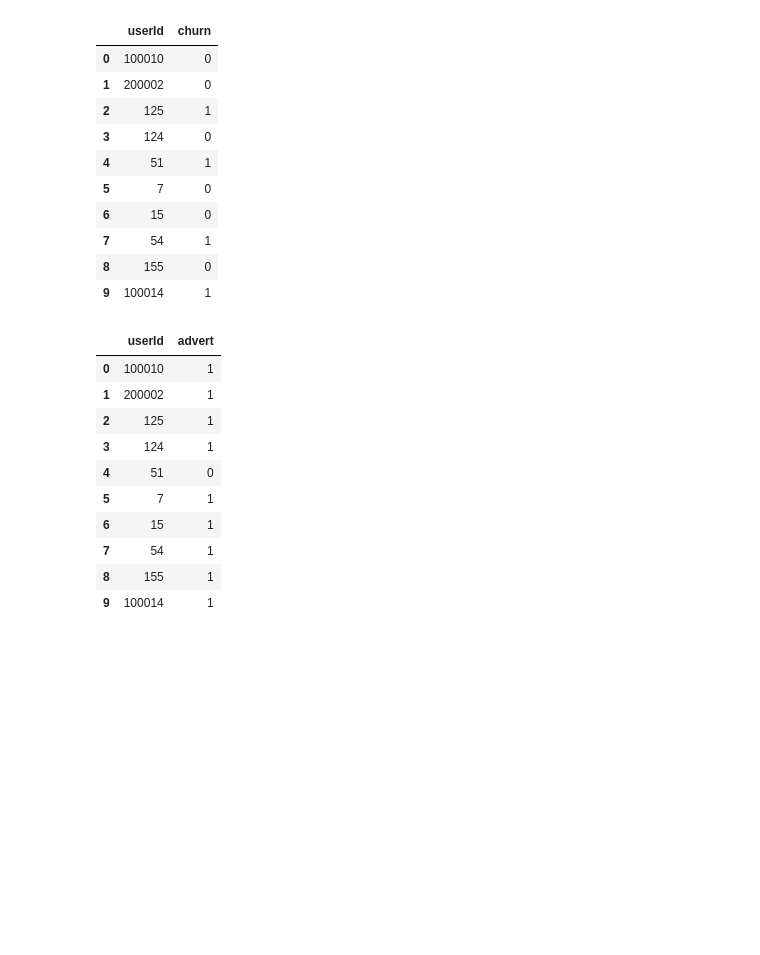
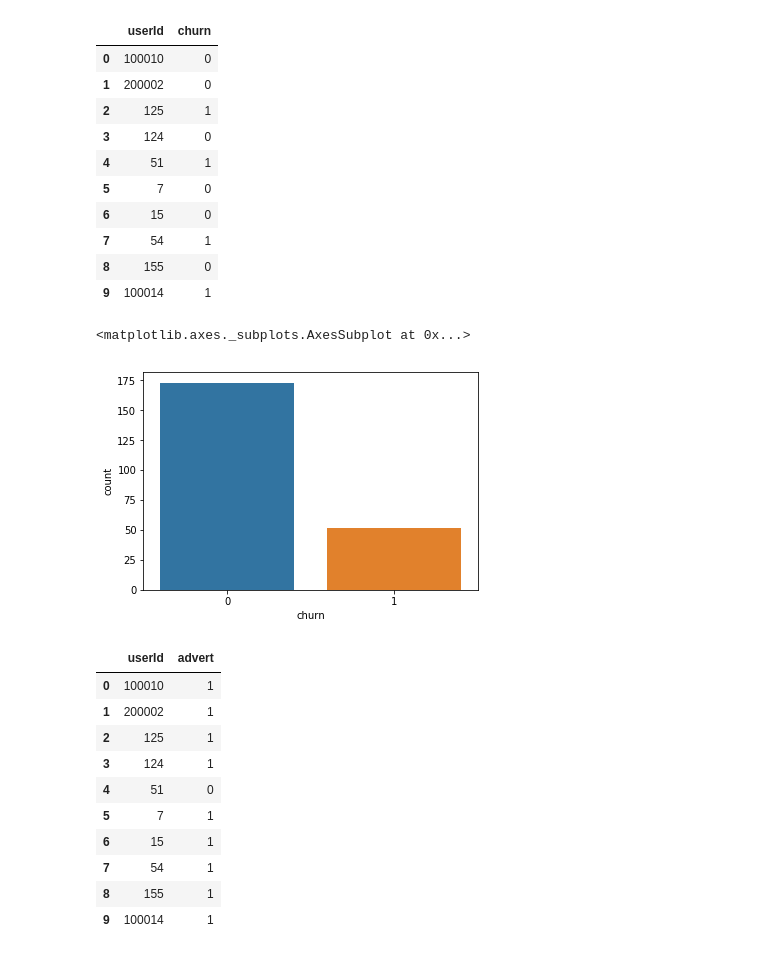
Before and after one commit to rodrigombsantana/datascience_projects, a Jupyter notebook: Udacity-Nanodegree-Spark-Project/Sparkify.ipynb, the cells around one changed output. Cells and saved outputs as stored; diff of their text form; code cells hidden in the pictures; blank space fills up the shorter version.

```diff
--- a/Udacity-Nanodegree-Spark-Project/Sparkify.ipynb
+++ b/Udacity-Nanodegree-Spark-Project/Sparkify.ipynb
@@ -238,6 +308,11 @@ df_feat_churn.head(10)
 | 7 | 54 | 1 |
 | 8 | 155 | 0 |
 | 9 | 100014 | 1 |
+# %%
+sns.countplot(x="churn", data=df_feat_churn)
+# %% [output]
+<matplotlib.axes._subplots.AxesSubplot at 0x...>
+[figure, added]
 # %%
 df_feat_advert=spark.sql("SELECT distinct(userId), \
                         if (advert > 0, 1, 0) as advert\
```
Also changed, not shown: parts of 40 cells of this notebook.
